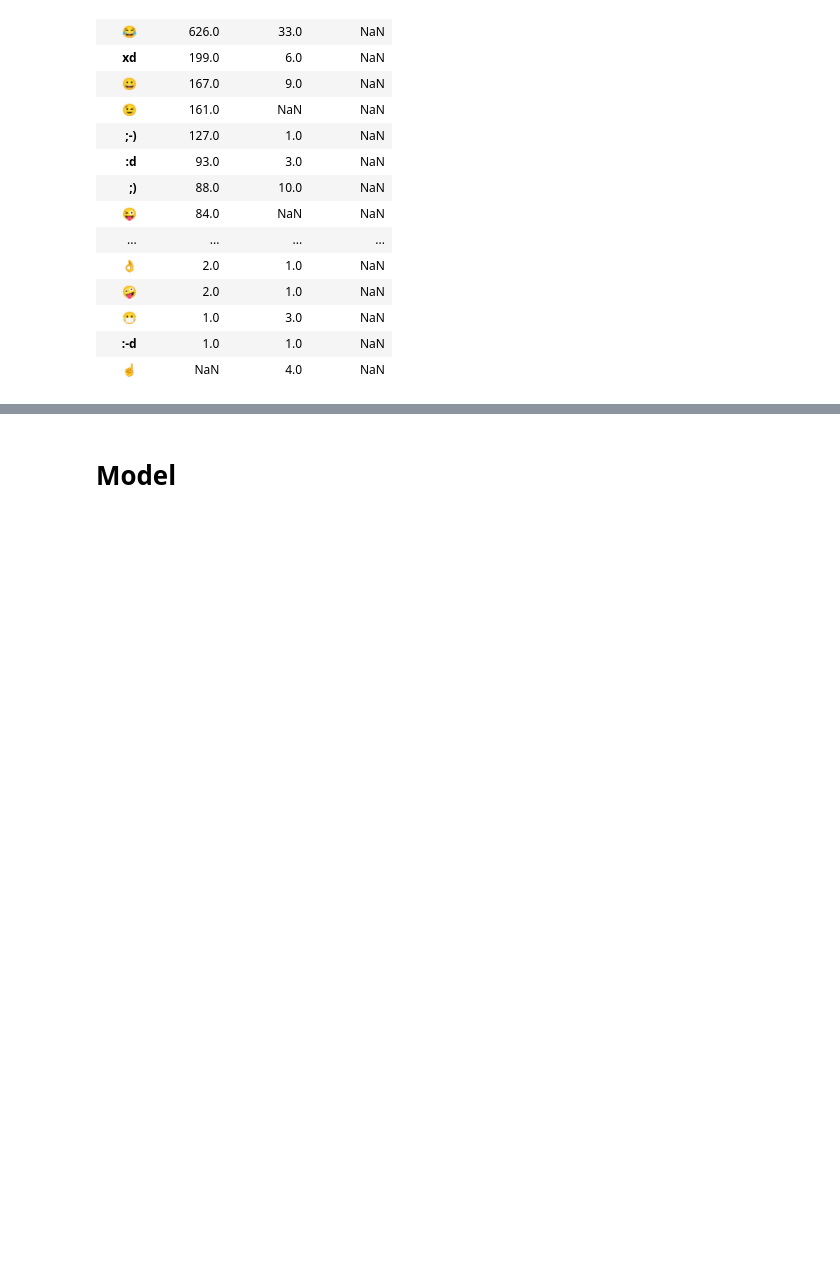
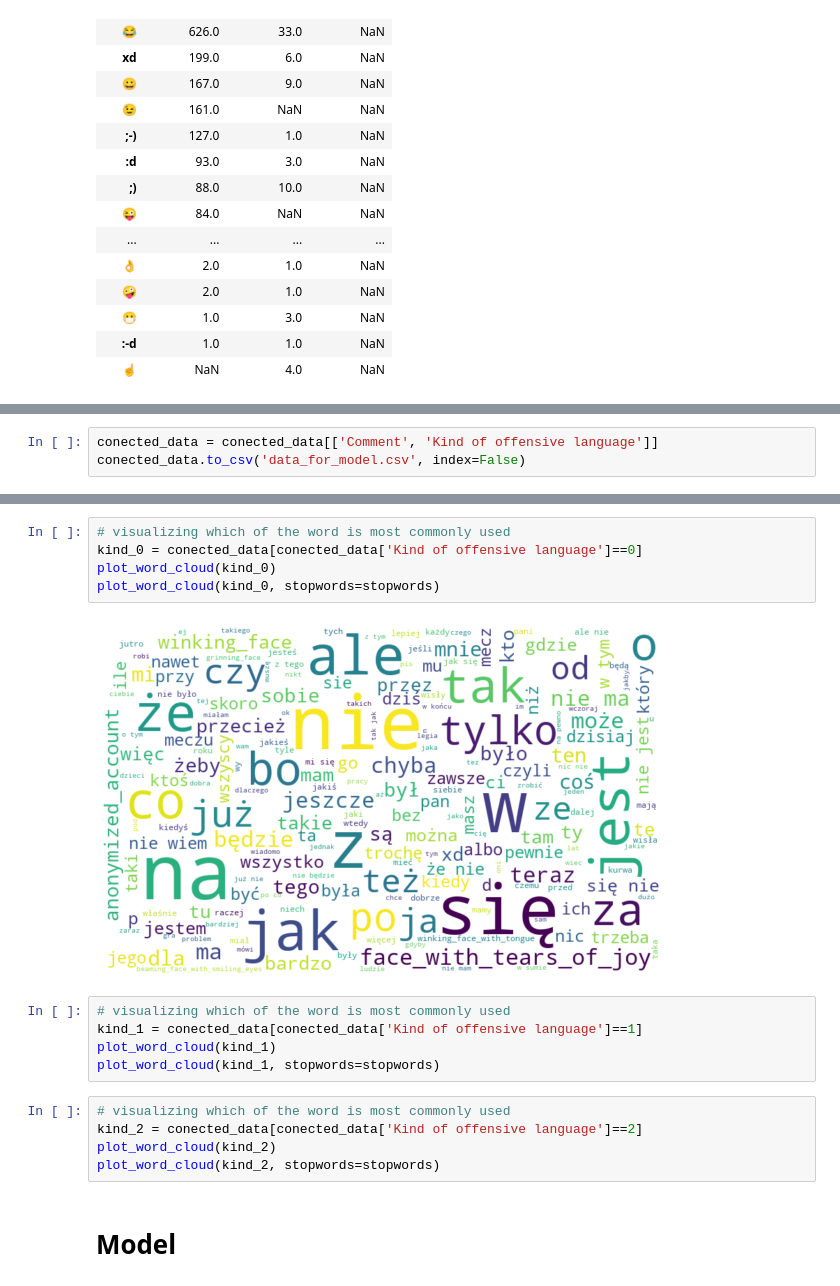
Before and after one commit to PatrykKotulak/Master-thesis, a Jupyter notebook: Hate_Speech_Detection.ipynb, the cells around one changed output, grey strips where cells are left out. Drawn from its saved outputs; the diff is of its cells as text; blank space fills up the shorter version.

```diff
--- a/Hate_Speech_Detection.ipynb
+++ b/Hate_Speech_Detection.ipynb
@@ -237,0 +287,3 @@ conected_data
+# %%
+conected_data = conected_data[['Comment', 'Kind of offensive language']]
+conected_data.to_csv('data_for_model.csv', index=False)
@@ -238,3 +310,20 @@ conected_data
+# %%
+# visualizing which of the word is most commonly used
+kind_0 = conected_data[conected_data['Kind of offensive language']==0]
+plot_word_cloud(kind_0)
+plot_word_cloud(kind_0, stopwords=stopwords)
+# %% [output]
+[figure, added]
+# %%
+# visualizing which of the word is most commonly used
+kind_1 = conected_data[conected_data['Kind of offensive language']==1]
+plot_word_cloud(kind_1)
+plot_word_cloud(kind_1, stopwords=stopwords)
+# %%
+# visualizing which of the word is most commonly used
+kind_2 = conected_data[conected_data['Kind of offensive language']==2]
+plot_word_cloud(kind_2)
+plot_word_cloud(kind_2, stopwords=stopwords)
 # %% [markdown]
 # Model
 # %%
```
Also changed, not shown: parts of 9 cells of this notebook, 7 other files.
